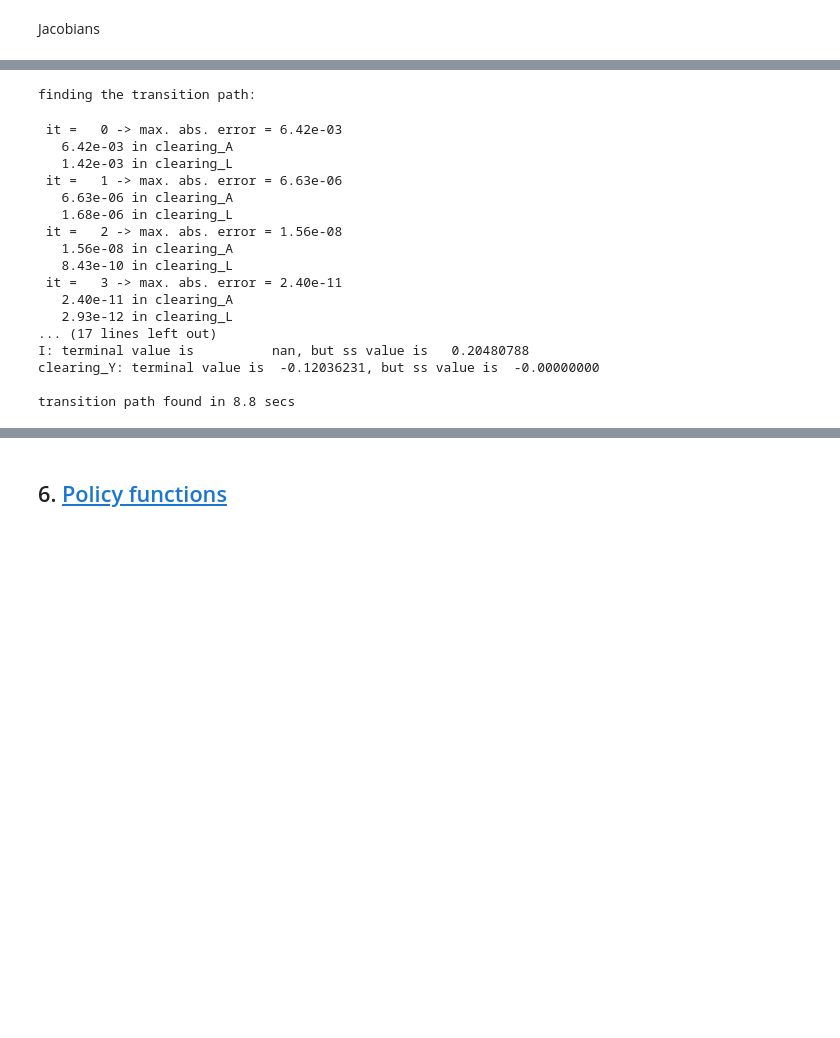
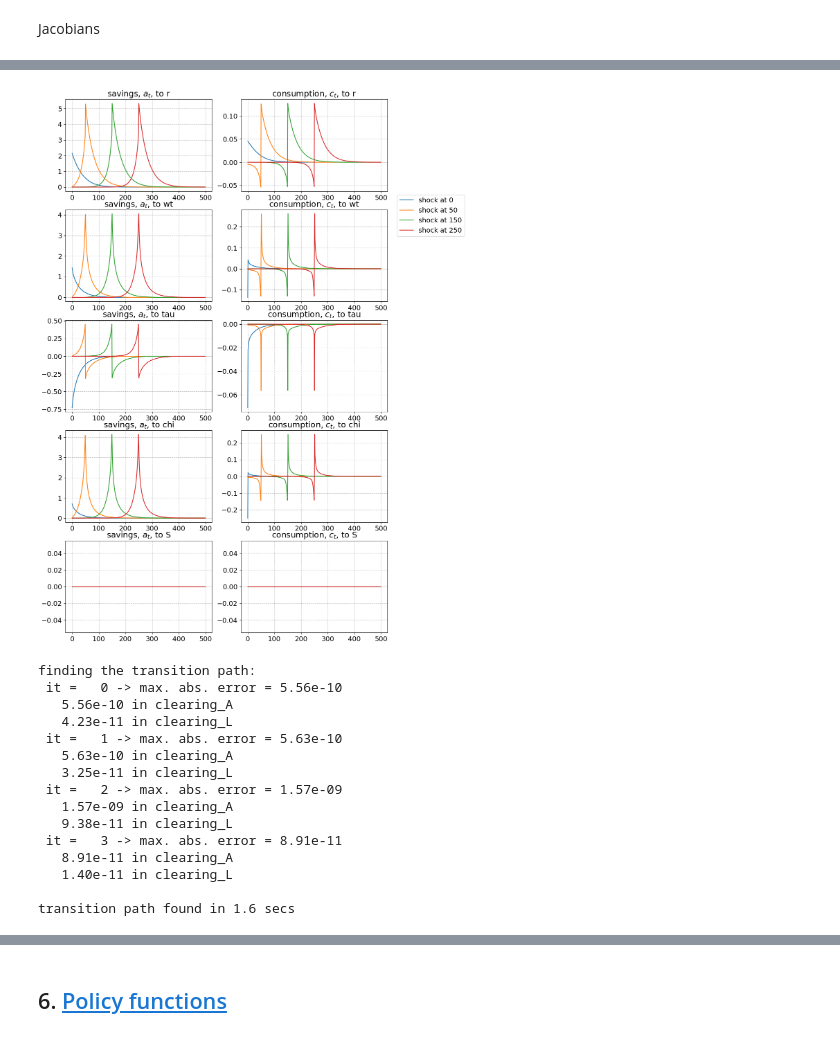
Before and after one commit to Bernseng/AdvMacroHet, a Jupyter notebook: Assignments/Assignment_II/HANCWelfareModel.ipynb, the cells around one changed output, grey strips where cells are left out. Saved outputs shown, nothing was run; the diff lists cells and outputs as text; code cells hidden in the pictures; blank space fills up the shorter version.

```diff
--- a/Assignments/Assignment_II/HANCWelfareModel.ipynb
+++ b/Assignments/Assignment_II/HANCWelfareModel.ipynb
@@ -301 +453,27 @@ ss.chi = -0.001
+# %%
+fig = plt.figure(figsize=(12,len(model.inputs_hh_all)*4),dpi=100)
+
+i = 0
+for varname in model.inputs_hh:
+
+    # a. savings
+    i += 1
+    ax = fig.add_subplot(len(model.inputs_hh_all),2,i)
+    ax.set_title(f'savings, $a_t$, to {varname}')
+    for s in [0,50,150,250]:
+        jac_hh_var = model.jac_hh[('A_hh',varname)]
+        ax.plot(np.arange(par.T),jac_hh_var[:,s],label=f'shock at {s}')
+
+    if i == 1:
+        ax.legend(frameon=True,bbox_to_anchor=(2.75,0.0))
+
+    # b. consumption
+    i += 1
+    ax = fig.add_subplot(len(model.inputs_hh_all),2,i)
+    ax.set_title(f'consumption, $c_t$, to {varname}')
+    for s in [0,50,150,250]:
+        jac_hh_var = model.jac_hh[('C_hh',varname)]
+        ax.plot(np.arange(par.T),jac_hh_var[:,s],label=f'shock at {s}')
+# %% [output]
+[figure, added]
 # %%
@@ -305,21 +483,19 @@ dchi = jump*rho**np.arange(par.T)
 # %%
-model.find_transition_path(shocks={'dchi':dchi},do_print=True)
+model.find_transition_path(shocks=['G','chi'],do_print=True)
+path = model.path
 # %% [output]
 finding the transition path:
+ it =   0 -> max. abs. error = 5.56e-10
+   5.56e-10 in clearing_A
+   4.23e-11 in clearing_L
+ it =   1 -> max. abs. error = 5.63e-10
+   5.63e-10 in clearing_A
+   3.25e-11 in clearing_L
+ it =   2 -> max. abs. error = 1.57e-09
+   1.57e-09 in clearing_A
+   9.38e-11 in clearing_L
+ it =   3 -> max. abs. error = 8.91e-11
+   8.91e-11 in clearing_A
+   1.40e-11 in clearing_L
+
+transition path found in 1.6 secs
- it =   0 -> max. abs. error = 6.42e-03
-   6.42e-03 in clearing_A
-   1.42e-03 in clearing_L
- it =   1 -> max. abs. error = 6.63e-06
-   6.63e-06 in clearing_A
-   1.68e-06 in clearing_L
- it =   2 -> max. abs. error = 1.56e-08
-   1.56e-08 in clearing_A
-   8.43e-10 in clearing_L
- it =   3 -> max. abs. error = 2.40e-11
-   2.40e-11 in clearing_A
-   2.93e-12 in clearing_L
-... (17 lines left out)
-I: terminal value is          nan, but ss value is   0.20480788
-clearing_Y: terminal value is  -0.12036231, but ss value is  -0.00000000
-
-transition path found in 8.8 secs
```
Also changed, not shown: parts of 44 cells of this notebook, 15 other files.
